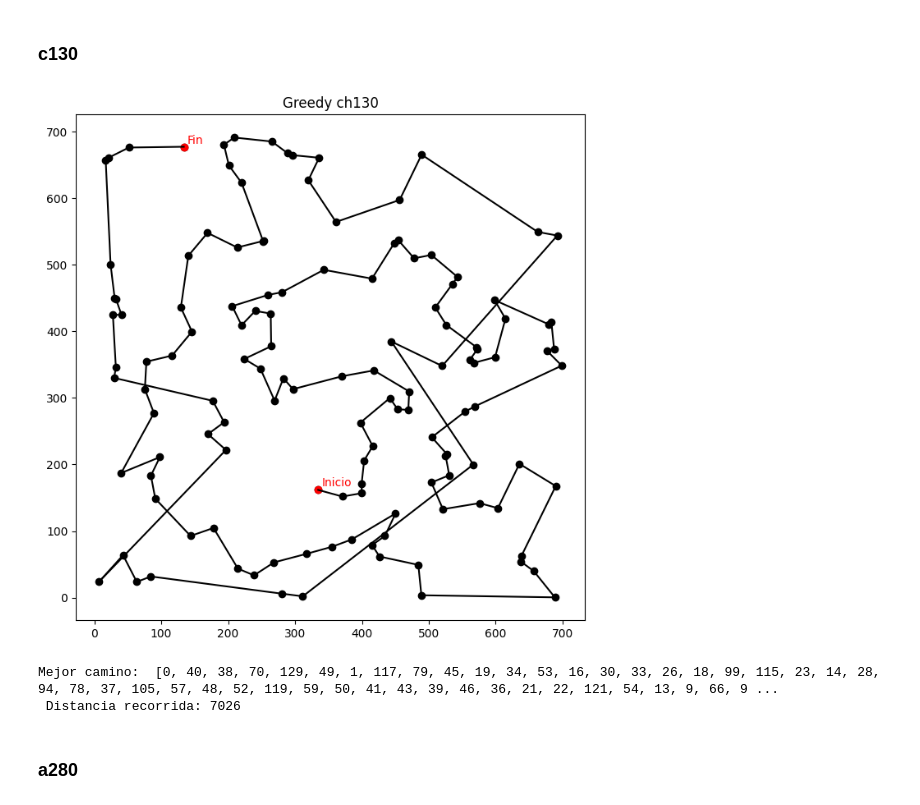
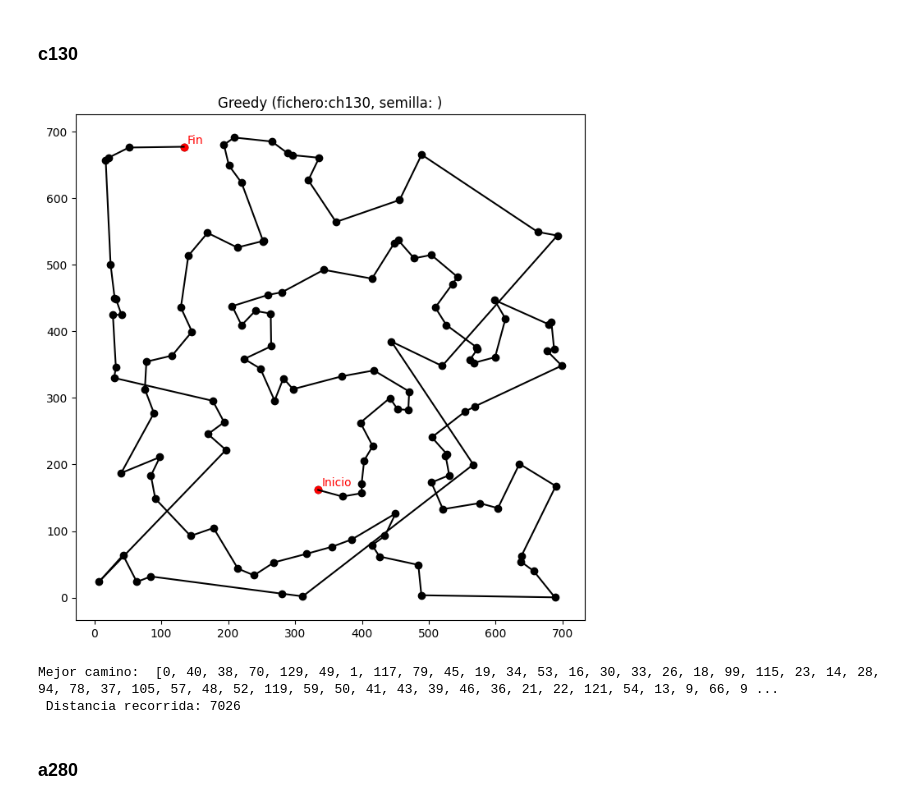
Before and after one commit to GrunCrow/Optimization_Solar_Plant, a Jupyter notebook: 4_Ant_Colony/4_ant_colony.ipynb, the cells around one changed output. Cells and saved outputs as stored; diff of their text form; code cells hidden in the pictures.

```diff
--- a/4_Ant_Colony/4_ant_colony.ipynb
+++ b/4_Ant_Colony/4_ant_colony.ipynb
@@ -144,10 +144,10 @@ def coste_camino(camino, distancias):
 # %%
 import matplotlib.pyplot as plt
 
-def representar_mapa(coordinates, path, algorithm_name, fichero_name):
+def representar_mapa(coordinates, path, algorithm_name, fichero_name, semilla = ""):
     # Crear la figura y los ejes de Matplotlib
     fig, ax = plt.subplots(figsize=(8, 8))
-    ax.set_title(algorithm_name + " " + fichero_name)
+    ax.set_title(algorithm_name + " (fichero: " + fichero_name + ", semilla: " + str(semilla) + ")")
 
     # Dibujar las ciudades y la ruta inicial
     x, y = zip(*coordinates)
@@ -163,7 +163,7 @@ def representar_mapa(coordinates, path, algorithm_name, fichero_name):
                 '-', color='black')
 
     # Guardar la figura en formato png
-    fig.savefig(algorithm_name + '/' + algorithm_name + " " + fichero_name + '.png')
+    fig.savefig(algorithm_name + '/' + algorithm_name + " " + fichero_name + " " + str(semilla) + '.png')
 
     # Mostrar la figura
     plt.show()
@@ -205,42 +205,50 @@ El espacio de búsqueda suele ser de un tamaño exponencial con respecto al tama
 # %% [markdown]
 ### Greedy
 # %%
-def greedy(distances):
-    n = len(distances)
+def greedy(datos_ciudades, distancias):
+    start_time = time.time()
+    n_evaluaciones = 0
+
+    n = len(distancias)
     visited = [False] * n
     path = [0]
     visited[0] = True
     coste = 0
 
-    for i in range(1, n):
+    for i in range(1,n):
         last_city = path[-1]
         min_distance = float('inf')
         nearest_city = None
 
         for j in range(n):
-            if not visited[j] and distances[last_city][j] < min_distance:
-                min_distance = distances[last_city][j]
+            if not visited[j] and distancias[last_city][j] < min_distance:
+                min_distance = distancias[last_city][j]
+                n_evaluaciones += 1
                 nearest_city = j
 
         visited[nearest_city] = True
         coste += min_distance
         path.append(nearest_city)
 
-    return path, coste
+    end_time = time.time()
+
+    tiempo= end_time - start_time
+
+    return path, coste, n_evaluaciones, tiempo
 # %% [markdown]
 ### c130
 # %%
 fichero_name = "ch130"
 fichero = 'tsp/' + fichero_name + '.tsp'
 datos_ciudades = cargar_datos(fichero)
 distancias = calcular_distancias(datos_ciudades)
-path, coste_greedy_c130 = greedy(distancias)
+path, coste_greedy_c130, _, _ = greedy(datos_ciudades, distancias)
 
 representar_mapa(datos_ciudades, path, greedy_name, fichero_name)
 
 print("Mejor camino: ", path, "\n", "Distancia recorrida:", coste_greedy_c130)
 # %% [output]
-[figure, old version]
+[figure, new version]
 Mejor camino:  [0, 40, 38, 70, 129, 49, 1, 117, 79, 45, 19, 34, 53, 16, 30, 33, 26, 18, 99, 115, 23, 14, 28, 94, 78, 37, 105, 57, 48, 52, 119, 59, 50, 41, 43, 39, 46, 36, 21, 22, 121, 54, 13, 9, 66, 9 ...
  Distancia recorrida: 7026
 # %% [markdown]
```
Also changed, not shown: parts of 10 cells of this notebook, 5 other files.
